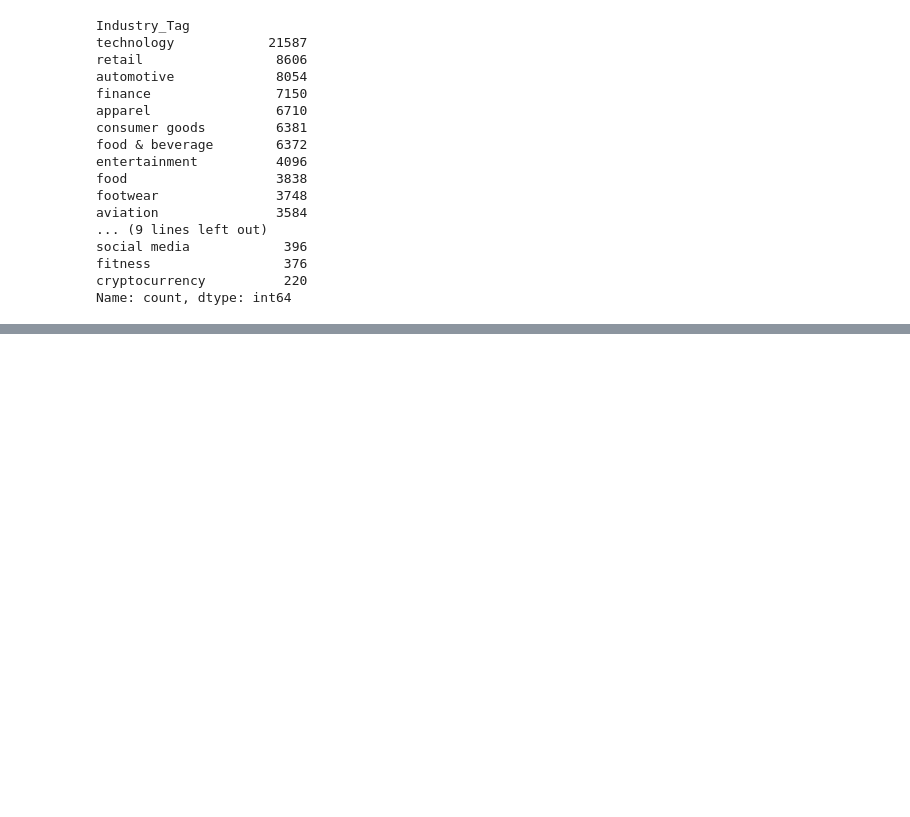
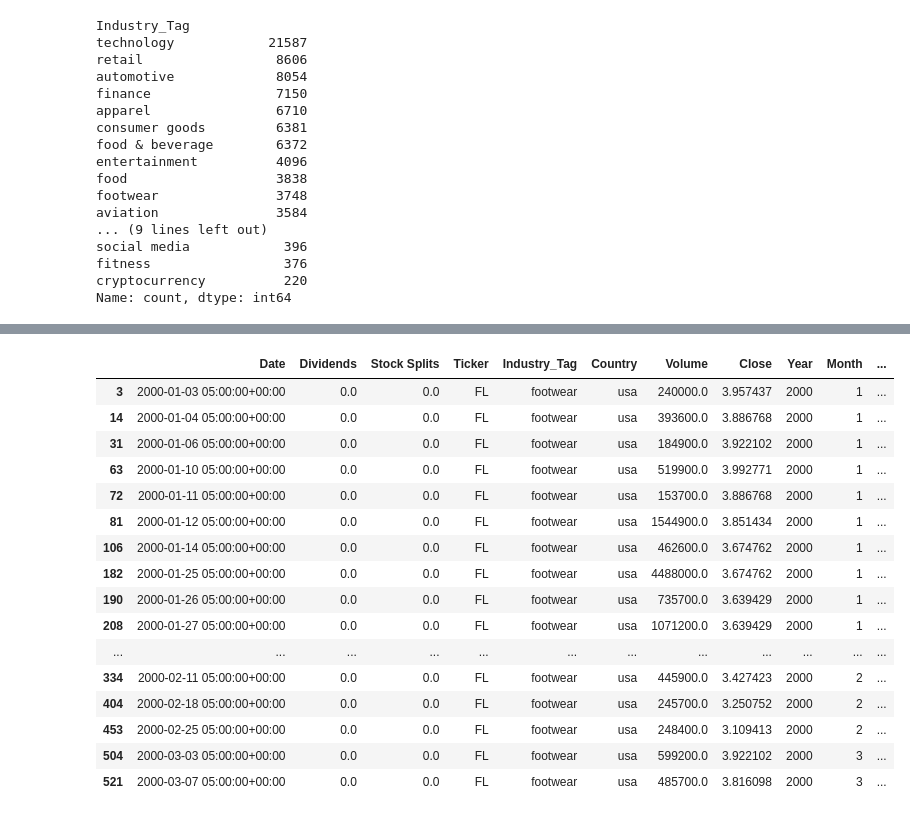
Before and after one commit to timmvdm/Intro_ML_NOVA, a Jupyter notebook: Project_template.ipynb, the cells around one changed output, grey strips where cells are left out. Saved outputs shown, nothing was run; the diff lists cells and outputs as text; code cells hidden in the pictures; blank space fills up the shorter version.

```diff
--- a/Project_template.ipynb
+++ b/Project_template.ipynb
@@ -341,0 +336,5 @@ dtype: int64
+# %%
+print(df.shape)
+df = df.drop(columns=['Open', 'High', 'Low','Brand_Name'])
+df = df.dropna(subset=['Close'])
+print(df.shape)
@@ -341,0 +375,7 @@ dtype: int64
+# %%
+def add_lags(df, lags):
+    for lag in lags:
+        df[f'Close_Lag_{lag}'] = df.groupby('Ticker')['Close'].shift(lag)
+        df[f'Volume_Lag_{lag}'] = df.groupby('Ticker')['Volume'].shift(lag)
+        df[f'Days_Since_Lag_{lag}'] = df.groupby('Ticker')['Date'].diff(lag).dt.days
+    return df
@@ -341,0 +434,30 @@ dtype: int64
+# %%
+def add_simple_mean_std(df, lookback_periods):
+    df = df.sort_values(['Ticker', 'Date']).copy()
+
+    for lookback in lookback_periods:
+        means = []
+        stds = []
+
+        for ticker, group in df.groupby('Ticker'):
+            group = group.sort_values('Date')
+            closes = group['Close_Lag_1'].reset_index(drop=True)
+
+            mean_vals = closes.rolling(window=lookback, min_periods=lookback).mean()
+            std_vals = closes.rolling(window=lookback, min_periods=lookback).std()
+
+            means.append(pd.Series(mean_vals.values, index=group.index))
+            stds.append(pd.Series(std_vals.values, index=group.index))
+
+        df[f'Simple_Mean_{lookback}'] = pd.concat(means)
+        df[f'Simple_Std_{lookback}'] = pd.concat(stds)
+
+    return df
+# %%
+df = add_lags(df, [1,2,3])
+
+df = add_weighted_mean_std(df,[3,50, 100])
+
+df = add_simple_mean_std(df,[3,50, 100])
+
+df
@@ -341,0 +478,21 @@ dtype: int64
+# %%
+pd.set_option('display.max_columns', None)
+df[df['Ticker'] == 'FL'][:110]
+# %% [output]
+|  | Date | Dividends | Stock Splits | Ticker | Industry_Tag | Country | Volume | Close | Year | Month | ... |
+| 3 | 2000-01-03 05:00:00+00:00 | 0.0 | 0.0 | FL | footwear | usa | 240000.0 | 3.957437 | 2000 | 1 | ... |
+| 14 | 2000-01-04 05:00:00+00:00 | 0.0 | 0.0 | FL | footwear | usa | 393600.0 | 3.886768 | 2000 | 1 | ... |
+| 31 | 2000-01-06 05:00:00+00:00 | 0.0 | 0.0 | FL | footwear | usa | 184900.0 | 3.922102 | 2000 | 1 | ... |
+| 63 | 2000-01-10 05:00:00+00:00 | 0.0 | 0.0 | FL | footwear | usa | 519900.0 | 3.992771 | 2000 | 1 | ... |
+| 72 | 2000-01-11 05:00:00+00:00 | 0.0 | 0.0 | FL | footwear | usa | 153700.0 | 3.886768 | 2000 | 1 | ... |
+| 81 | 2000-01-12 05:00:00+00:00 | 0.0 | 0.0 | FL | footwear | usa | 1544900.0 | 3.851434 | 2000 | 1 | ... |
+| 106 | 2000-01-14 05:00:00+00:00 | 0.0 | 0.0 | FL | footwear | usa | 462600.0 | 3.674762 | 2000 | 1 | ... |
+| 182 | 2000-01-25 05:00:00+00:00 | 0.0 | 0.0 | FL | footwear | usa | 4488000.0 | 3.674762 | 2000 | 1 | ... |
+| 190 | 2000-01-26 05:00:00+00:00 | 0.0 | 0.0 | FL | footwear | usa | 735700.0 | 3.639429 | 2000 | 1 | ... |
+| 208 | 2000-01-27 05:00:00+00:00 | 0.0 | 0.0 | FL | footwear | usa | 1071200.0 | 3.639429 | 2000 | 1 | ... |
+| ... | ... | ... | ... | ... | ... | ... | ... | ... | ... | ... | ... |
+| 334 | 2000-02-11 05:00:00+00:00 | 0.0 | 0.0 | FL | footwear | usa | 445900.0 | 3.427423 | 2000 | 2 | ... |
+| 404 | 2000-02-18 05:00:00+00:00 | 0.0 | 0.0 | FL | footwear | usa | 245700.0 | 3.250752 | 2000 | 2 | ... |
+| 453 | 2000-02-25 05:00:00+00:00 | 0.0 | 0.0 | FL | footwear | usa | 248400.0 | 3.109413 | 2000 | 2 | ... |
+| 504 | 2000-03-03 05:00:00+00:00 | 0.0 | 0.0 | FL | footwear | usa | 599200.0 | 3.922102 | 2000 | 3 | ... |
+| 521 | 2000-03-07 05:00:00+00:00 | 0.0 | 0.0 | FL | footwear | usa | 485700.0 | 3.816098 | 2000 | 3 | ... |
```
Also changed, not shown: parts of 8 cells of this notebook.
